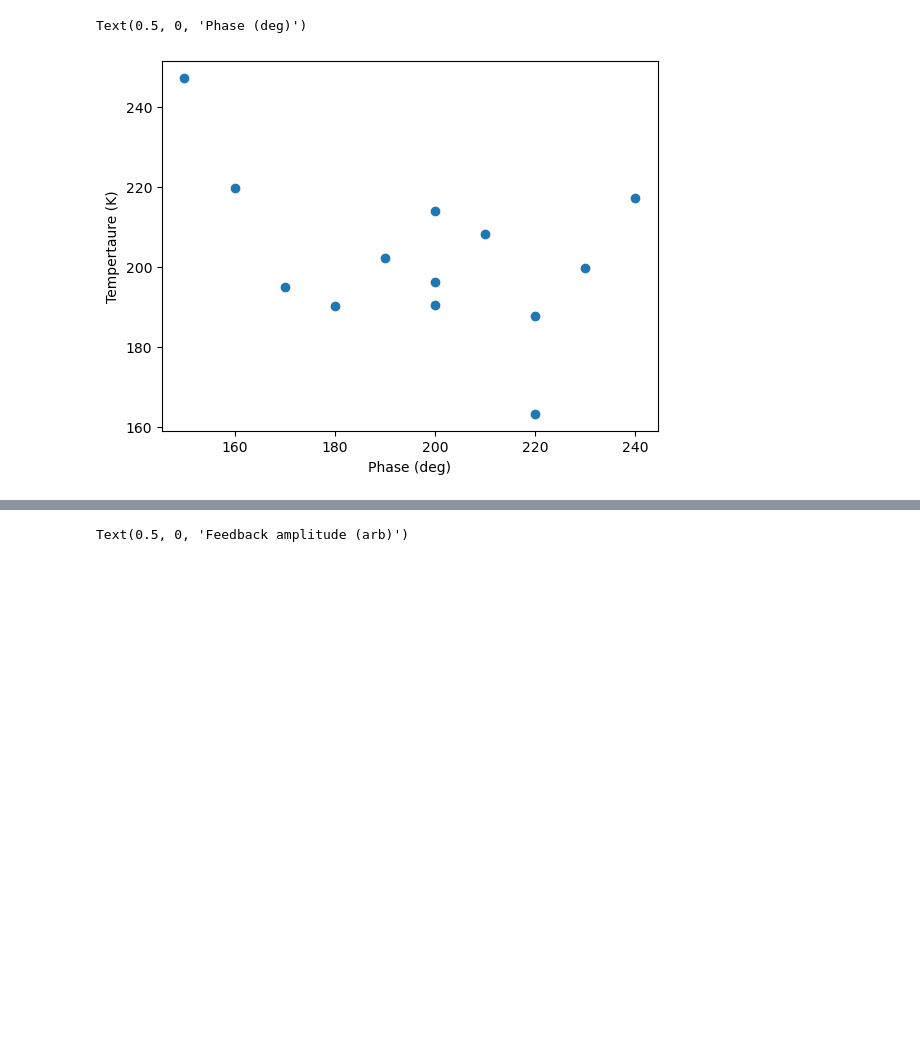
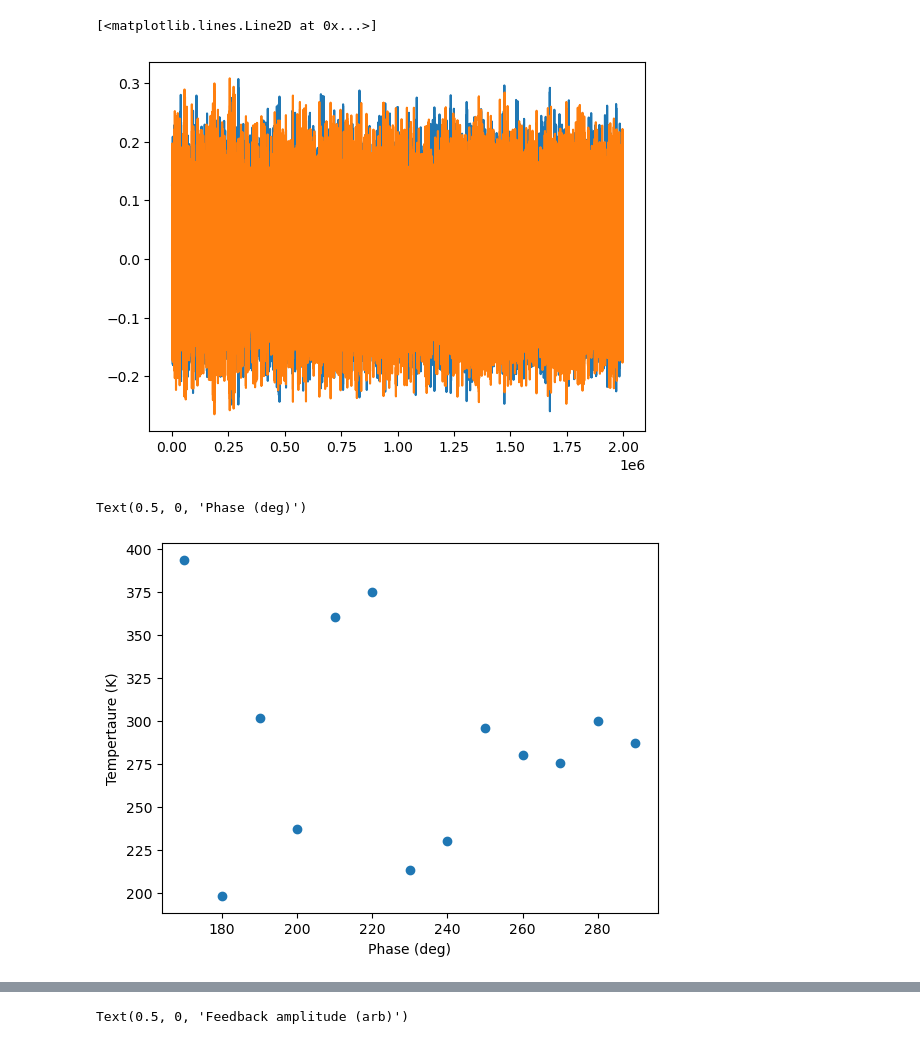
Before and after one commit to yuhants/Nanospheres, a Jupyter notebook: Analysis/PLL Finetuning.ipynb, the cells around one changed output, grey strips where cells are left out. Saved outputs shown, nothing was run; the diff lists cells and outputs as text; code cells hidden in the pictures; blank space fills up the shorter version.

```diff
--- a/Analysis/PLL Finetuning.ipynb
+++ b/Analysis/PLL Finetuning.ipynb
@@ -35,15 +94,23 @@ plt.legend()
+# %%
+lb = 1000
+ub = -1
+plt.plot(tt_l[3][lb:ub:1])
+plt.plot(tt_l[4][lb:ub:1])
+# %% [output]
+[<matplotlib.lines.Line2D at 0x...>]
+[figure, added]
 # %%
 T = []
 for i in PSDs:
     area = np.trapz(i[lb:ub], freq[lb:ub])
     T.append(area)
 # %%
-phase = [150, 160, 170, 180, 190, 200, 210, 220, 230, 220, 240, 200, 200]
+phase = [200, 210, 220, 230, 240, 250, 260, 270, 280, 290, 190, 180, 170]
 plt.plot(phase, T[1:]/T[0]*293, 'o')
 plt.ylabel('Tempertaure (K)')
 plt.xlabel('Phase (deg)')
 # %% [output]
 Text(0.5, 0, 'Phase (deg)')
-[figure, old version]
+[figure, new version]
 # %%
 PSDs = []
```
Also changed, not shown: parts of 7 cells of this notebook, 19 other files.
